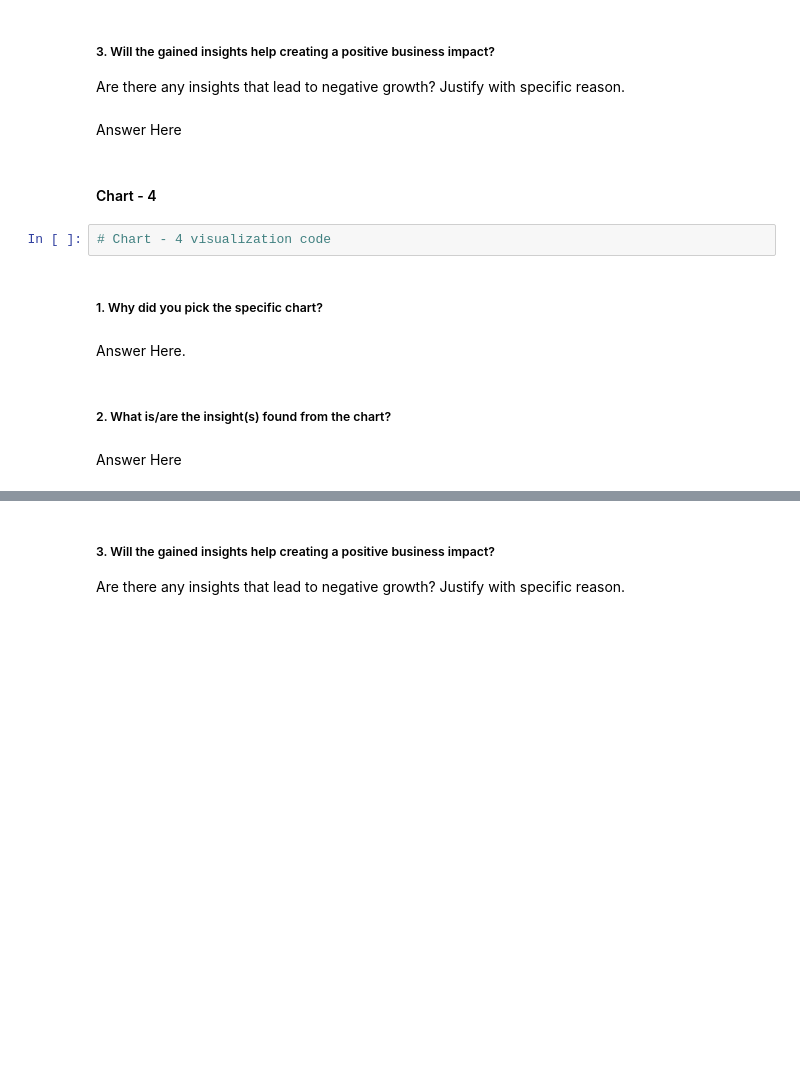
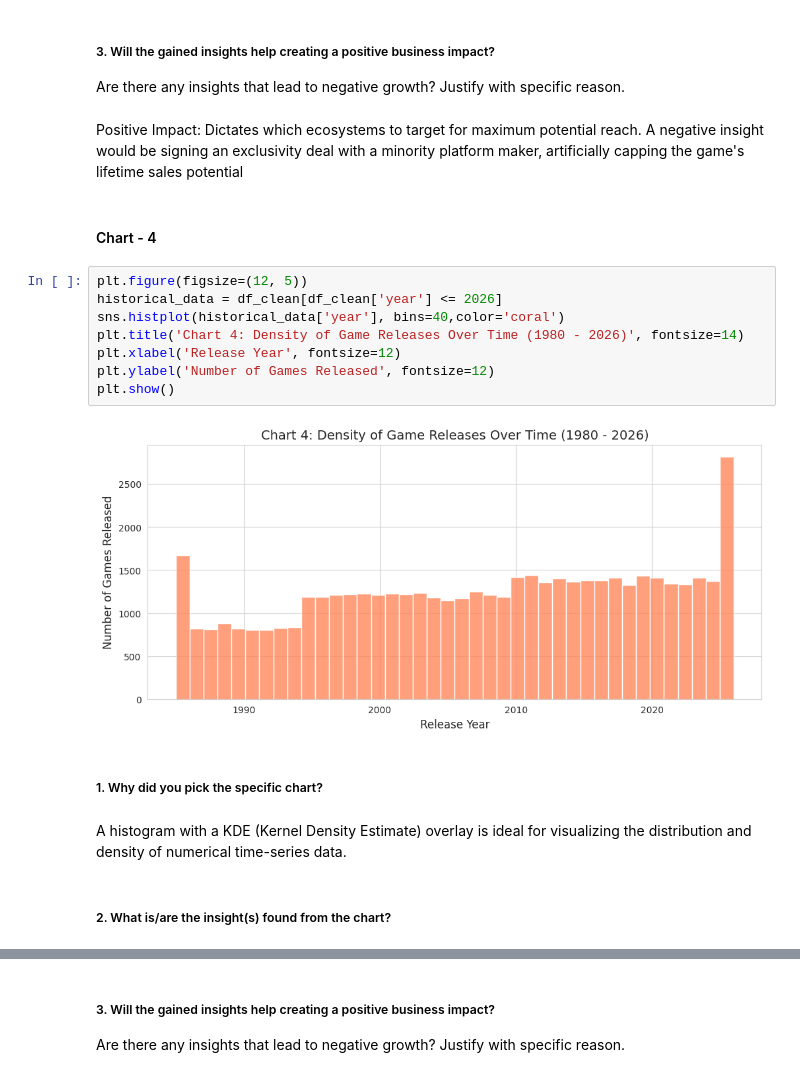
Before and after one commit to VishalChauhan85/Video-Game-Sales-EDA-Capstone, a Jupyter notebook: Video_Game_Sales_&_Metacritic_Intelligence_(Vishal_Chauhan).ipynb, the cells around one changed output, grey strips where cells are left out. Drawn from its saved outputs; the diff is of its cells as text; blank space fills up the shorter version.

```diff
--- a/Video_Game_Sales_&_Metacritic_Intelligence_(Vishal_Chauhan).ipynb
+++ b/Video_Game_Sales_&_Metacritic_Intelligence_(Vishal_Chauhan).ipynb
@@ -290,17 +315,23 @@ Answer Here
 # %% [markdown]
 ##### 3. Will the gained insights help creating a positive business impact?
 Are there any insights that lead to negative growth? Justify with specific reason.
-# %% [markdown]
-Answer Here
+# %% [markdown]
+Positive Impact: Dictates which ecosystems to target for maximum potential reach. A negative insight would be signing an exclusivity deal with a minority platform maker, artificially capping the game's lifetime sales potential
 # %% [markdown]
 #### Chart - 4
-# %%
-# Chart - 4 visualization code
+# %%
+plt.figure(figsize=(12, 5))
+historical_data = df_clean[df_clean['year'] <= 2026]
+sns.histplot(historical_data['year'], bins=40,color='coral')
+plt.title('Chart 4: Density of Game Releases Over Time (1980 - 2026)', fontsize=14)
+plt.xlabel('Release Year', fontsize=12)
+plt.ylabel('Number of Games Released', fontsize=12)
+plt.show()
+# %% [output]
+[figure, added]
 # %% [markdown]
 ##### 1. Why did you pick the specific chart?
-# %% [markdown]
-Answer Here.
+# %% [markdown]
+A histogram with a KDE (Kernel Density Estimate) overlay is ideal for visualizing the distribution and density of numerical time-series data.
 # %% [markdown]
 ##### 2. What is/are the insight(s) found from the chart?
-# %% [markdown]
-Answer Here
```
Also changed, not shown: parts of 29 cells of this notebook.
